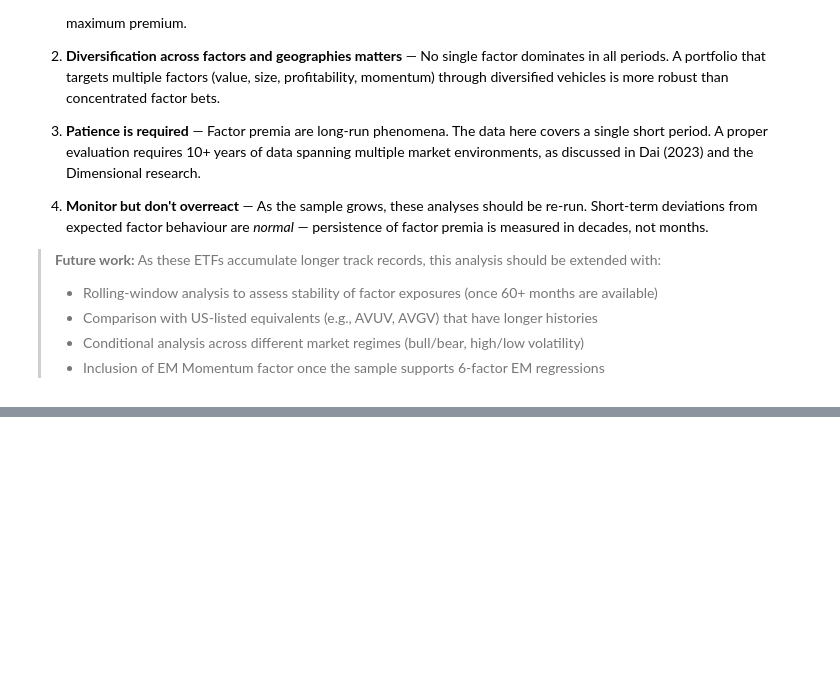
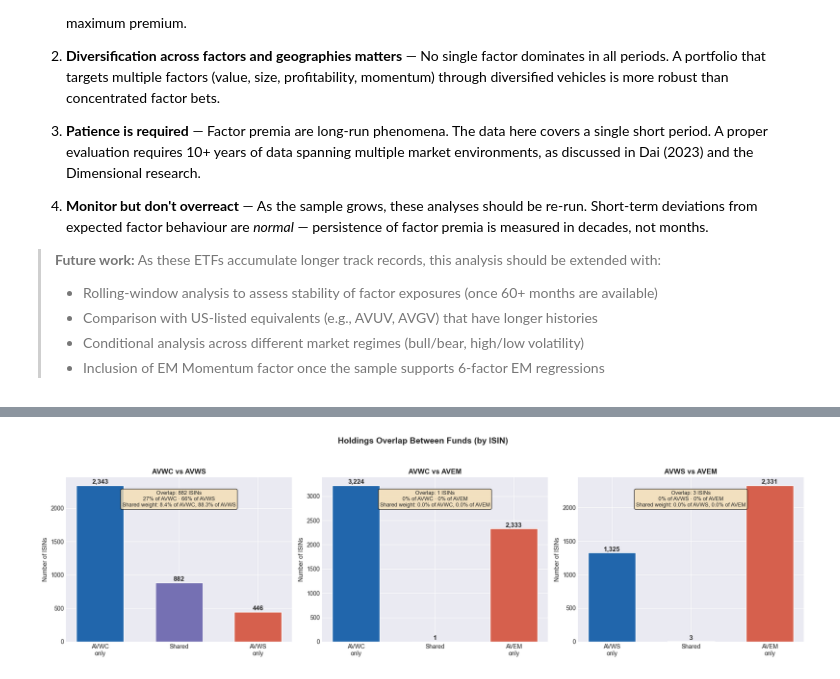
Before and after one commit to beachnoir/FamaFrench, a Jupyter notebook: 05_Practical_Factor_Investing.ipynb, the cells around one changed output, grey strips where cells are left out. Drawn from its saved outputs; the diff is of its cells as text; code cells hidden in the pictures; blank space fills up the shorter version.

```diff
--- a/05_Practical_Factor_Investing.ipynb
+++ b/05_Practical_Factor_Investing.ipynb
@@ -1659,0 +1953,98 @@ For the factor-aware investor:
+# %%
+# ── 9.4  Holdings Overlap Analysis ────────────────────────────────────────────
+# Use ISIN as the identifier — it's the most reliable cross-listing key.
+# Note: the same company may appear via ADR (US ISIN) in one fund and local
+#       listing (foreign ISIN) in another — these won't overlap on ISIN.
+#       That's correct: they are *different securities*.
+
+isins = {}
+weights_by_isin = {}
+for etf in ['AVWC', 'AVWS', 'AVEM']:
+    df = holdings[etf]
+    isins[etf] = set(df['ISIN'].dropna())
+    weights_by_isin[etf] = df.set_index('ISIN')['weight'].to_dict()
+
+pairs = [('AVWC', 'AVWS'), ('AVWC', 'AVEM'), ('AVWS', 'AVEM')]
+
+fig, axes = plt.subplots(1, 3, figsize=(18, 5))
+
+for ax, (a, b) in zip(axes, pairs):
+    shared = isins[a] & isins[b]
+    only_a = isins[a] - isins[b]
+    only_b = isins[b] - isins[a]
+
+    # Weight of shared holdings in each fund
+    w_shared_a = sum(weights_by_isin[a].get(i, 0) for i in shared)
+    w_shared_b = sum(weights_by_isin[b].get(i, 0) for i in shared)
+
+    # Venn-style bar chart
+    cats = [f'{a}\nonly', 'Shared', f'{b}\nonly']
+    counts = [len(only_a), len(shared), len(only_b)]
+    colours = ['#2166ac', '#7570b3', '#d6604d']
+    bars = ax.bar(cats, counts, color=colours, edgecolor='white', width=0.6)
+
+    for bar_obj, c in zip(bars, counts):
+        ax.text(bar_obj.get_x() + bar_obj.get_width()/2, bar_obj.get_height() + 5,
+                f'{c:,}', ha='center', va='bottom', fontsize=11, fontweight='bold')
+
+    ax.set_title(f'{a} vs {b}', fontsize=12, fontweight='bold')
+    ax.set_ylabel('Number of ISINs', fontsize=10)
+
+    # Annotate overlap percentages
+    pct_a = len(shared) / len(isins[a]) * 100
+    pct_b = len(shared) / len(isins[b]) * 100
+    ax.text(0.5, 0.92, f'Overlap: {len(shared)} ISINs\n'
+            f'{pct_a:.0f}% of {a} · {pct_b:.0f}% of {b}\n'
+            f'Shared weight: {w_shared_a:.1%} of {a}, {w_shared_b:.1%} of {b}',
+            transform=ax.transAxes, ha='center', va='top', fontsize=9,
+            bbox=dict(boxstyle='round,pad=0.3', facecolor='wheat', alpha=0.8))
+
+fig.suptitle('Holdings Overlap Between Funds (by ISIN)', fontsize=14, fontweight='bold', y=1.05)
+plt.tight_layout()
+plt.savefig('holdings_overlap.png', dpi=150, bbox_inches='tight')
+plt.show()
+
+# ── Security type breakdown ──
+print("\n" + "="*80)
+print("SECURITY TYPE BREAKDOWN (by weight)")
+print("="*80)
+for etf in ['AVWC', 'AVWS', 'AVEM']:
+    print(f"\n{etf_names[etf]} ({etf}):")
+    st = holdings[etf].groupby('SECURITY TYPE')['weight'].sum().sort_values(ascending=False)
+    for stype, w in st.items():
+        if w > 0.001:
+            print(f"  {stype:<45} {w:>7.1%}")
+
+# ── Three-way overlap ──
+all_shared = isins['AVWC'] & isins['AVWS'] & isins['AVEM']
+print(f"\n{'='*80}")
+print(f"THREE-WAY OVERLAP: {len(all_shared)} ISINs appear in all three funds")
+if len(all_shared) > 0:
+    # Show the largest by combined weight
+    overlap_rows = []
+    for isin in all_shared:
+        w_total = sum(weights_by_isin[e].get(isin, 0) for e in ['AVWC', 'AVWS', 'AVEM'])
+        # Get company name
+        for e in ['AVWC', 'AVWS', 'AVEM']:
+            row = holdings[e][holdings[e]['ISIN'] == isin]
+            if len(row) > 0:
+                name = row.iloc[0]['COMPANY'][:40]
+                ticker = row.iloc[0]['TICKER']
+                break
+        overlap_rows.append((name, ticker, isin,
+                            weights_by_isin['AVWC'].get(isin, 0),
+                            weights_by_isin['AVWS'].get(isin, 0),
+                            weights_by_isin['AVEM'].get(isin, 0),
+                            w_total))
+    overlap_rows.sort(key=lambda x: -x[6])
+
+    print(f"\n{'Company':<35}{'Ticker':<8}{'AVWC':>8}{'AVWS':>8}{'AVEM':>8}")
+    print("-"*67)
+    for name, tkr, isin, w1, w2, w3, wt in overlap_rows[:15]:
+        print(f"{name:<35}{tkr:<8}{w1:>7.2%}{w2:>7.2%}{w3:>7.2%}")
+else:
+    print("  (No stocks appear in all three funds — expected given the distinct universes)")
+
+print()
+# %% [output]
+[figure, added]
```
Also changed, not shown: parts of 6 cells of this notebook, 1 other file.
